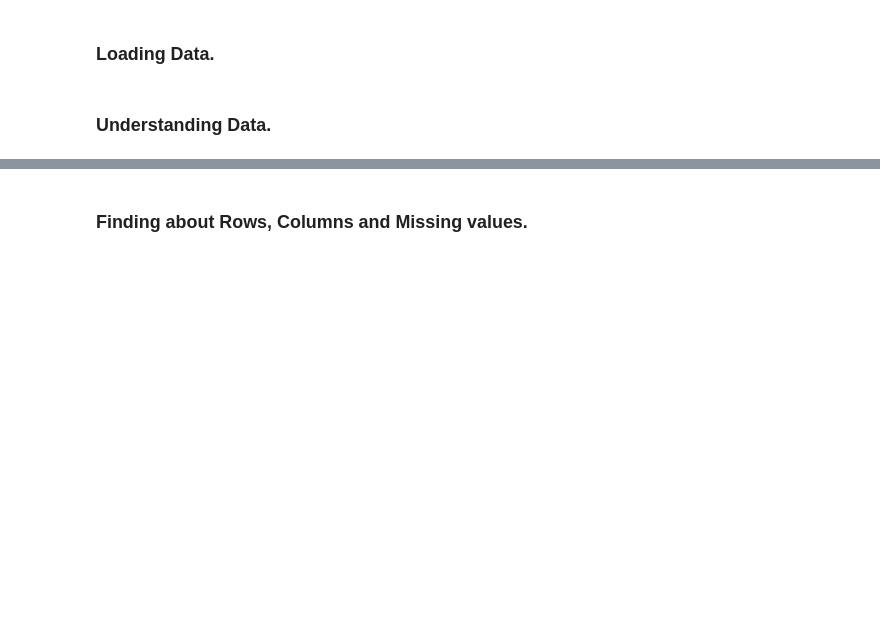
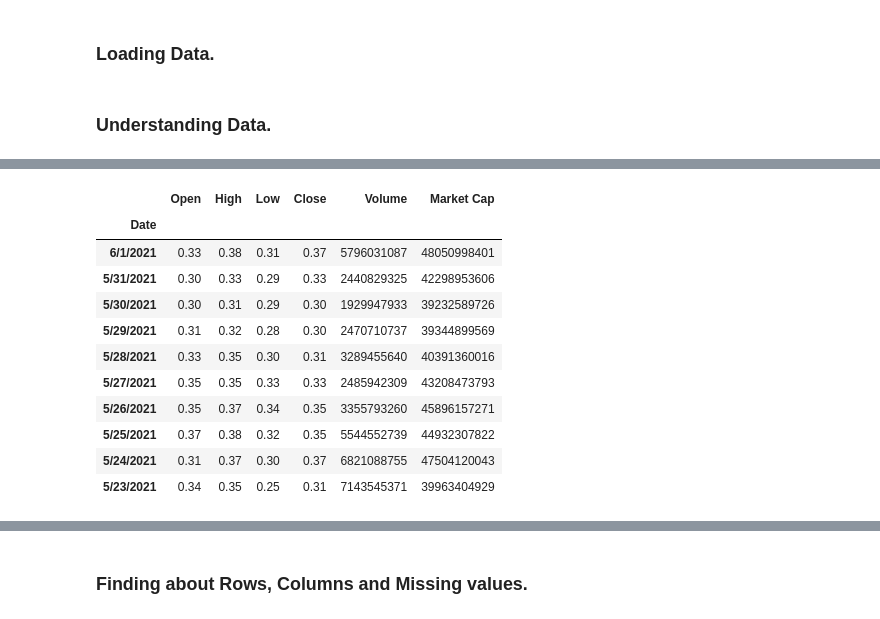
Before and after one commit to aashu26698/Cryptocurrencies-AnInfographic, a Jupyter notebook: Cryptocurrency EDA.ipynb, the cells around one changed output, grey strips where cells are left out. Drawn from its saved outputs; the diff is of its cells as text; code cells hidden in the pictures; blank space fills up the shorter version.

```diff
--- a/Cryptocurrency EDA.ipynb
+++ b/Cryptocurrency EDA.ipynb
@@ -23,2 +112,17 @@ banks.head(10)
+# %%
+doge_1year_market_cap.head(10)
+# %% [output]
+|  | Open | High | Low | Close | Volume | Market Cap |
+| Date |  |  |  |  |  |  |
+| 6/1/2021 | 0.33 | 0.38 | 0.31 | 0.37 | 5796031087 | 48050998401 |
+| 5/31/2021 | 0.30 | 0.33 | 0.29 | 0.33 | 2440829325 | 42298953606 |
+| 5/30/2021 | 0.30 | 0.31 | 0.29 | 0.30 | 1929947933 | 39232589726 |
+| 5/29/2021 | 0.31 | 0.32 | 0.28 | 0.30 | 2470710737 | 39344899569 |
+| 5/28/2021 | 0.33 | 0.35 | 0.30 | 0.31 | 3289455640 | 40391360016 |
+| 5/27/2021 | 0.35 | 0.35 | 0.33 | 0.33 | 2485942309 | 43208473793 |
+| 5/26/2021 | 0.35 | 0.37 | 0.34 | 0.35 | 3355793260 | 45896157271 |
+| 5/25/2021 | 0.37 | 0.38 | 0.32 | 0.35 | 5544552739 | 44932307822 |
+| 5/24/2021 | 0.31 | 0.37 | 0.30 | 0.37 | 6821088755 | 47504120043 |
+| 5/23/2021 | 0.34 | 0.35 | 0.25 | 0.31 | 7143545371 | 39963404929 |
 # %%
 energy_consumption.head(10)
```
Also changed, not shown: parts of 65 cells of this notebook.
